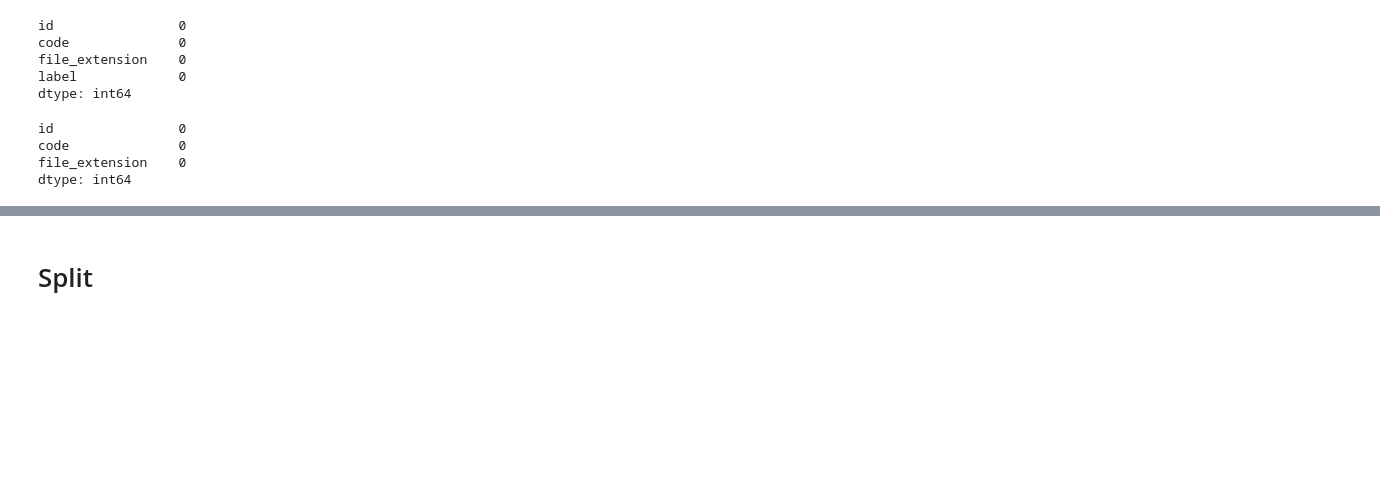
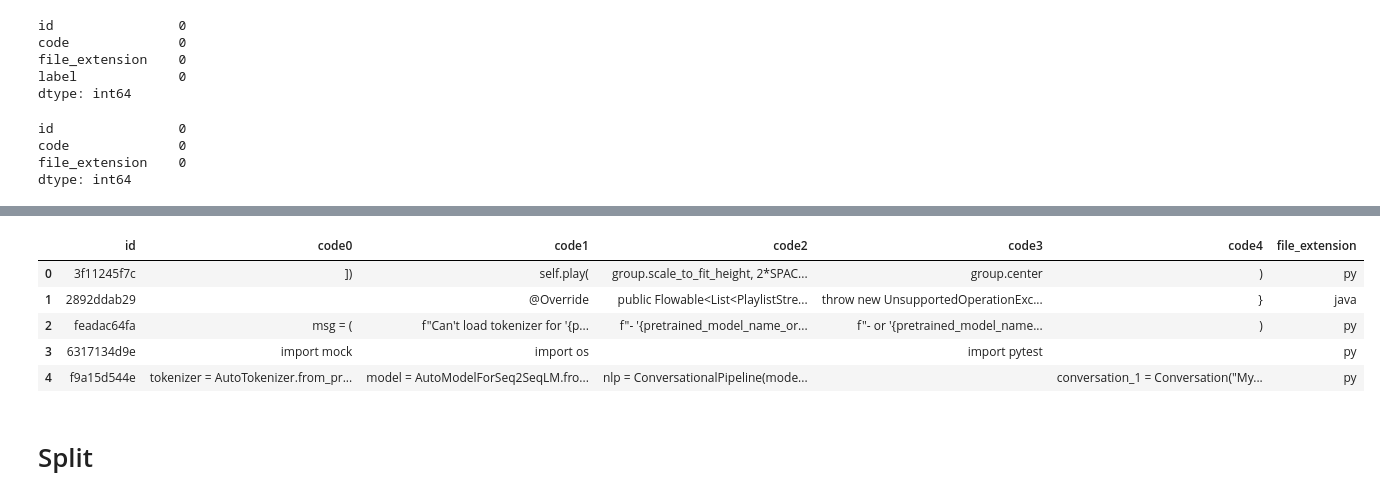
Before and after one commit to ashioyajotham/Kaggle-Days-x-HP, a Jupyter notebook: bug-or-no-bug.ipynb, the cells around one changed output, grey strips where cells are left out. Cells and saved outputs as stored; diff of their text form; code cells hidden in the pictures; blank space fills up the shorter version.

```diff
--- a/bug-or-no-bug.ipynb
+++ b/bug-or-no-bug.ipynb
@@ -99,3 +115,15 @@ dtype: int64
+# %%
+test[["code0", "code1","code2", "code3", "code4"]] = test["code"].str.split("\n", expand = True)
+test.columns.drop("code")
+test = test[["id", "code0", "code1", "code2", "code3", "code4", "file_extension"]]
+test.head()
+# %% [output]
+|  | id | code0 | code1 | code2 | code3 | code4 | file_extension |
+| 0 | 3f11245f7c | ]) | self.play( | group.scale_to_fit_height, 2*SPAC... | group.center | ) | py |
+| 1 | 2892ddab29 |  | @Override | public Flowable<List<PlaylistStre... | throw new UnsupportedOperationExc... | } | java |
+| 2 | feadac64fa | msg = ( | f"Can't load tokenizer for '{p... | f"- '{pretrained_model_name_or... | f"- or '{pretrained_model_name... | ) | py |
+| 3 | 6317134d9e | import mock | import os |  | import pytest |  | py |
+| 4 | f9a15d544e | tokenizer = AutoTokenizer.from_pr... | model = AutoModelForSeq2SeqLM.fro... | nlp = ConversationalPipeline(mode... |  | conversation_1 = Conversation("My... | py |
 # %% [markdown]
 # Split
 # %%
```
Also changed, not shown: parts of 11 cells of this notebook.
